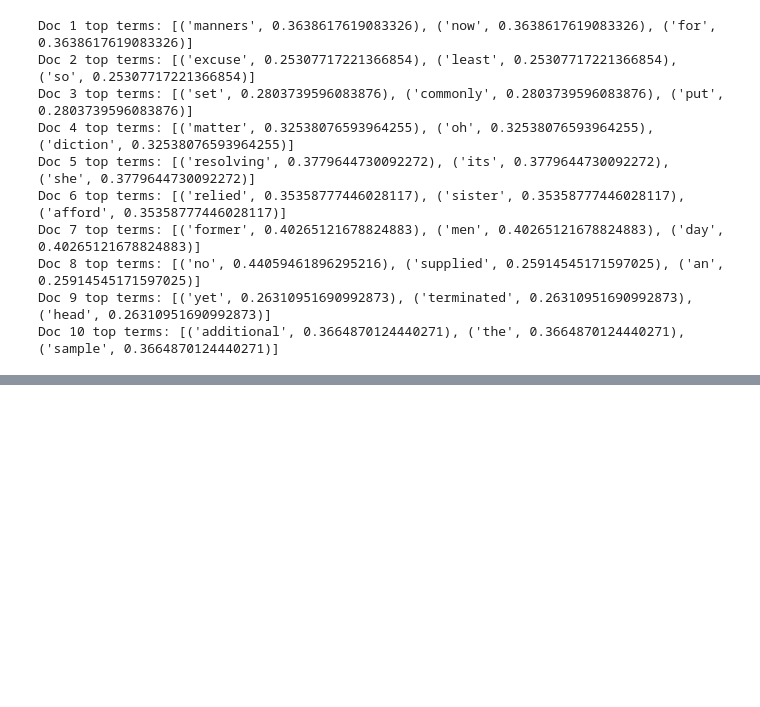
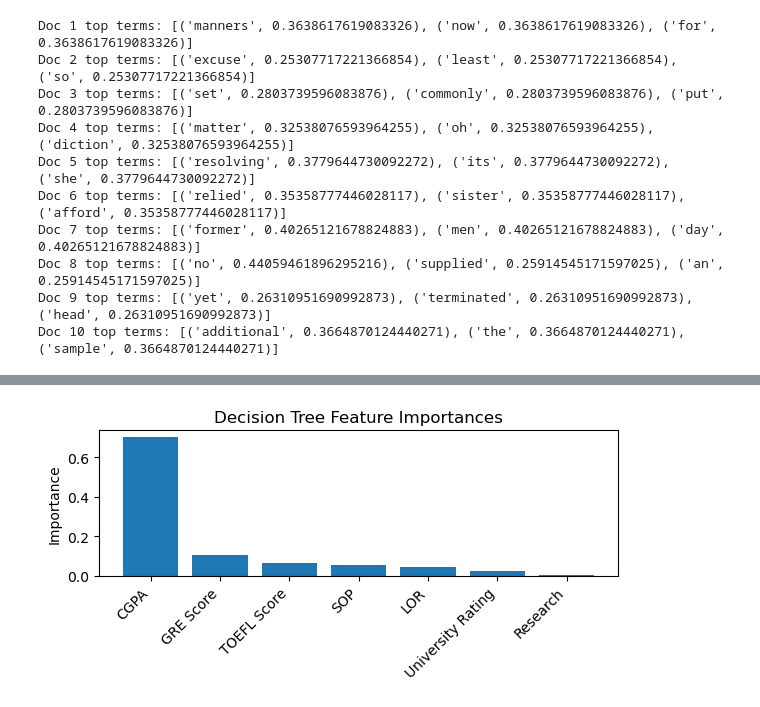
Before and after one commit to ramprashant66/CSC177_Poject1, a Jupyter notebook: Assignment 4/Assignment4.ipynb, the cells around one changed output, grey strips where cells are left out. Cells and saved outputs as stored; diff of their text form; code cells hidden in the pictures; blank space fills up the shorter version.

```diff
--- a/Assignment 4/Assignment4.ipynb
+++ b/Assignment 4/Assignment4.ipynb
@@ -315,0 +486,14 @@ Doc 10 top terms: [('additional', 0.3664870124440271), ('the', 0.366487012444027
+# %%
+# Cell 7: Decision Tree Feature Importances
+importances = dt.feature_importances_
+indices = np.argsort(importances)[::-1]
+
+plt.figure(figsize=(6,3))
+plt.bar(range(len(feature_cols)), importances[indices])
+plt.xticks(range(len(feature_cols)), [feature_cols[i] for i in indices], rotation=45, ha='right')
+plt.ylabel('Importance')
+plt.title('Decision Tree Feature Importances')
+plt.tight_layout()
+plt.show()
+# %% [output]
+[figure, added]
```
Also changed, not shown: parts of 16 cells of this notebook, 1 other file.
